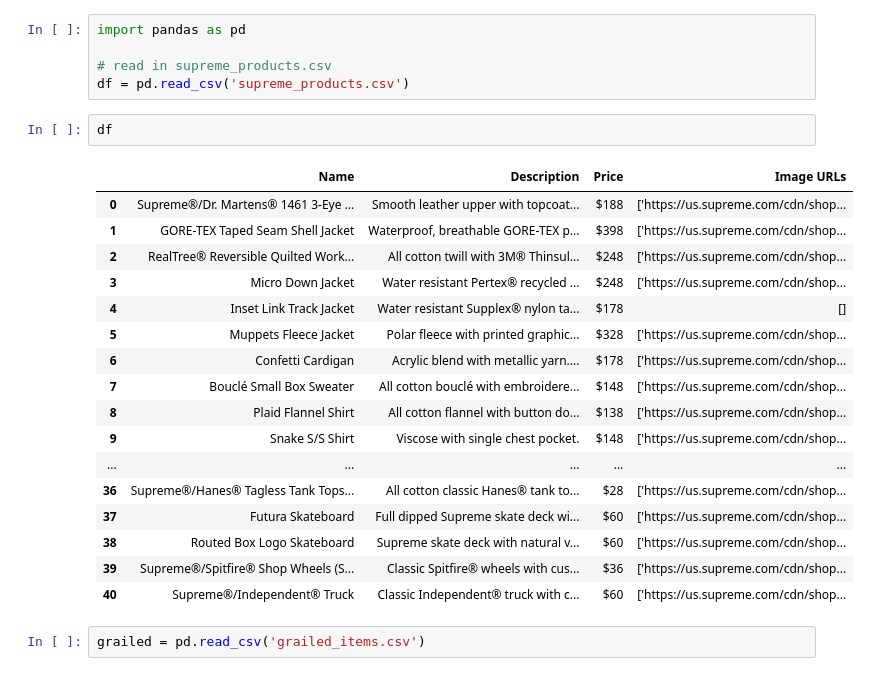
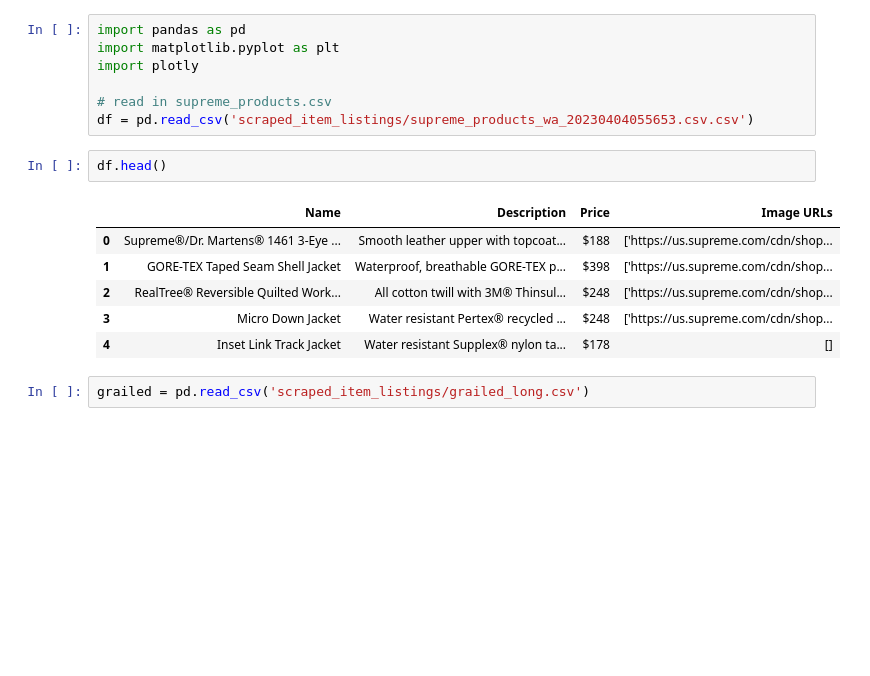
Before and after one commit to ak2k2/katz-databases, a Jupyter notebook: ps2-webscraping/supreme_item_listing.ipynb, the cells around one changed output. Saved outputs shown, nothing was run; the diff lists cells and outputs as text; blank space fills up the shorter version.

```diff
--- a/ps2-webscraping/supreme_item_listing.ipynb
+++ b/ps2-webscraping/supreme_item_listing.ipynb
@@ -1,30 +1,21 @@
 # %%
 import pandas as pd
+import matplotlib.pyplot as plt
+import plotly
 
 # read in supreme_products.csv
-df = pd.read_csv('supreme_products.csv')
+df = pd.read_csv('scraped_item_listings/supreme_products_wa_20230404055653.csv.csv')
 # %%
-df
+df.head()
 # %% [output]
 |  | Name | Description | Price | Image URLs |
 | 0 | Supreme®/Dr. Martens® 1461 3-Eye ... | Smooth leather upper with topcoat... | $188 | ['https://us.supreme.com/cdn/shop... |
 | 1 | GORE-TEX Taped Seam Shell Jacket | Waterproof, breathable GORE-TEX p... | $398 | ['https://us.supreme.com/cdn/shop... |
 | 2 | RealTree® Reversible Quilted Work... | All cotton twill with 3M® Thinsul... | $248 | ['https://us.supreme.com/cdn/shop... |
 | 3 | Micro Down Jacket | Water resistant Pertex® recycled ... | $248 | ['https://us.supreme.com/cdn/shop... |
 | 4 | Inset Link Track Jacket | Water resistant Supplex® nylon ta... | $178 | [] |
-| 5 | Muppets Fleece Jacket | Polar fleece with printed graphic... | $328 | ['https://us.supreme.com/cdn/shop... |
-| 6 | Confetti Cardigan | Acrylic blend with metallic yarn.... | $178 | ['https://us.supreme.com/cdn/shop... |
-| 7 | Bouclé Small Box Sweater | All cotton bouclé with embroidere... | $148 | ['https://us.supreme.com/cdn/shop... |
-| 8 | Plaid Flannel Shirt | All cotton flannel with button do... | $138 | ['https://us.supreme.com/cdn/shop... |
-| 9 | Snake S/S Shirt | Viscose with single chest pocket. | $148 | ['https://us.supreme.com/cdn/shop... |
-| ... | ... | ... | ... | ... |
-| 36 | Supreme®/Hanes® Tagless Tank Tops... | All cotton classic Hanes® tank to... | $28 | ['https://us.supreme.com/cdn/shop... |
-| 37 | Futura Skateboard | Full dipped Supreme skate deck wi... | $60 | ['https://us.supreme.com/cdn/shop... |
-| 38 | Routed Box Logo Skateboard | Supreme skate deck with natural v... | $60 | ['https://us.supreme.com/cdn/shop... |
-| 39 | Supreme®/Spitfire® Shop Wheels (S... | Classic Spitfire® wheels with cus... | $36 | ['https://us.supreme.com/cdn/shop... |
-| 40 | Supreme®/Independent® Truck | Classic Independent® truck with c... | $60 | ['https://us.supreme.com/cdn/shop... |
 # %%
-grailed = pd.read_csv('grailed_items.csv')
+grailed = pd.read_csv('scraped_item_listings/grailed_long.csv')
 # %%
 grailed
 # %% [output]
```
Also changed, not shown: parts of 4 cells of this notebook, 6 other files.
